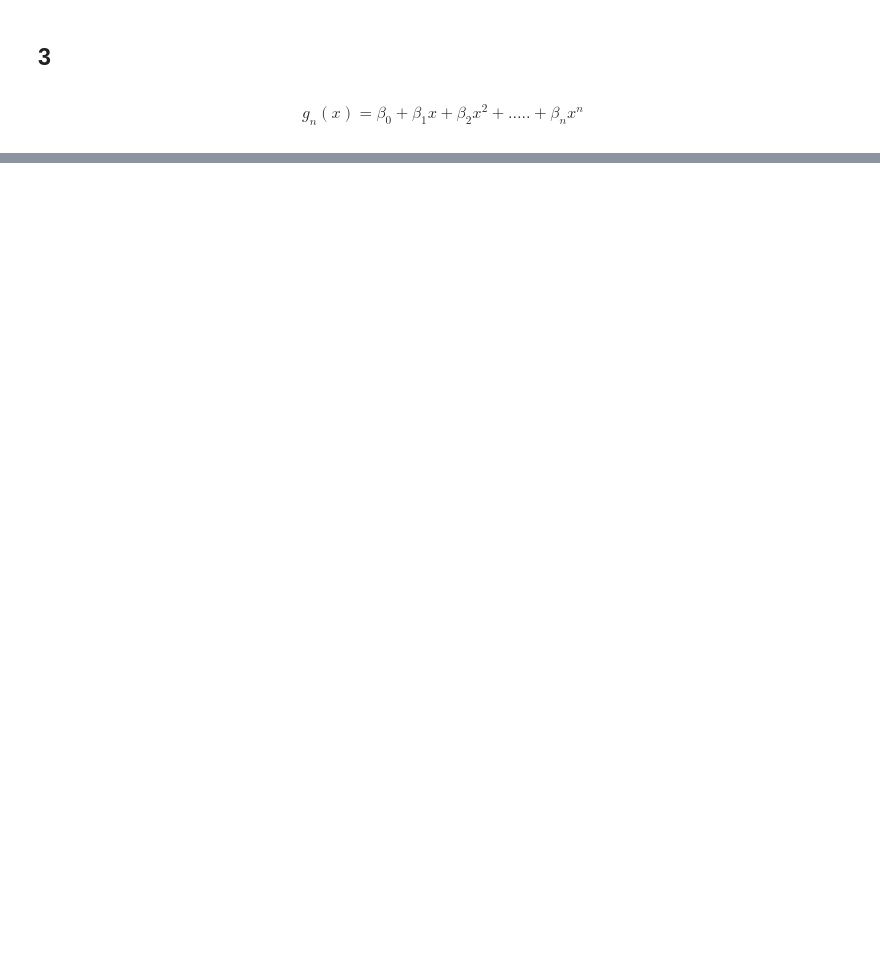
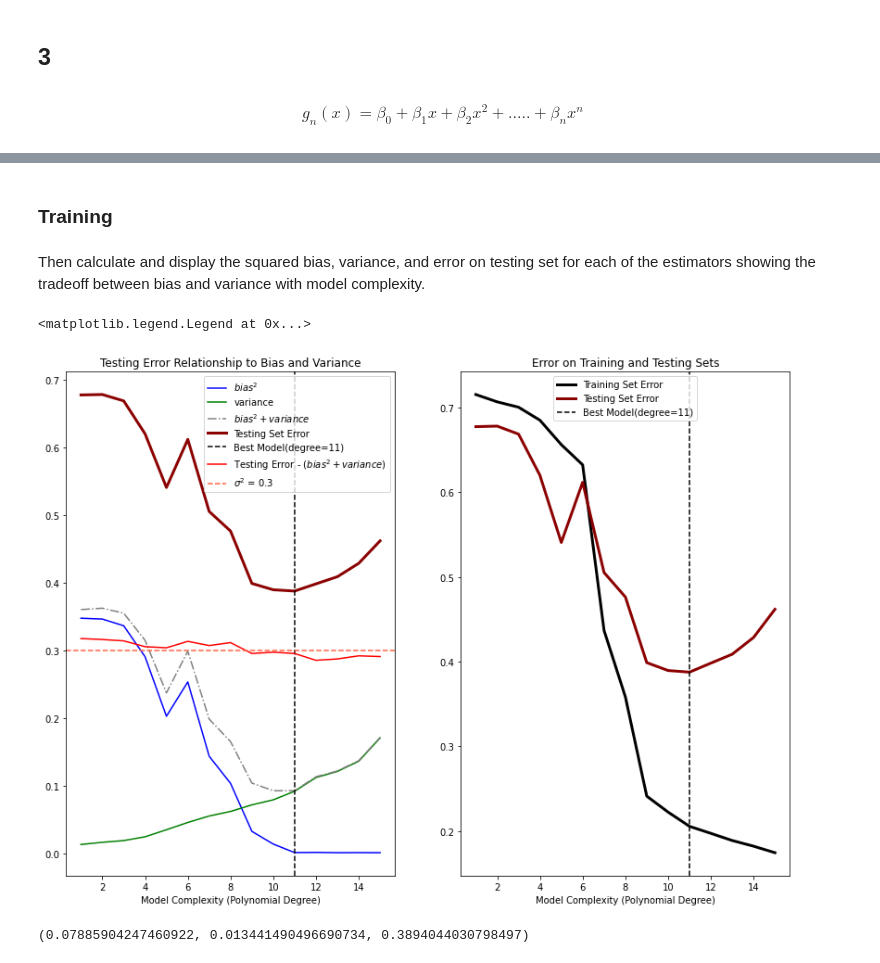
Before and after one commit to Xiang-Pan/NYU_DL_Sys, a Jupyter notebook: HW1/HW1.ipynb, the cells around one changed output, grey strips where cells are left out. Cells and saved outputs as stored; diff of their text form; code cells hidden in the pictures; blank space fills up the shorter version.

```diff
--- a/HW1/HW1.ipynb
+++ b/HW1/HW1.ipynb
@@ -48,0 +248,19 @@ g_{n}(x)=\beta_{0}+\beta_{1} x+\beta_{2} x^{2}+\ldots . .+\beta_{n} x^{n}
+# %%
+# (b - a) * random_sample() + a
+low = 0
+high = 20
+
+test_Y_list = []
+
+random_list = np.random.random_sample((10,))
+test_X = (high - low) * random_list + low
+test_X.sort()
+
+for i in range(100):
+    test_Y = [f_with_noise(x) for x in test_X]
+    test_Y_list.append(test_Y)
+# %% [markdown]
+### Training
+# %%
+def error_function(pred, actual):
+    return (pred - actual) ** 2
@@ -48,0 +306,2 @@ g_{n}(x)=\beta_{0}+\beta_{1} x+\beta_{2} x^{2}+\ldots . .+\beta_{n} x^{n}
+# %% [markdown]
+Then calculate and display the squared bias, variance, and error on testing set for each of the estimators showing the tradeoff between bias and variance with model complexity.
@@ -48,0 +334,34 @@ g_{n}(x)=\beta_{0}+\beta_{1} x+\beta_{2} x^{2}+\ldots . .+\beta_{n} x^{n}
+# %%
+best_model_degree = model_poly_degrees[np.argmin(complexity_test_error)]
+
+
+# Visualizations
+fig, axs = plt.subplots(1, 2, figsize=(14, 10))
+
+## Plot Bias^2 + variance
+plt.sca(axs[0])
+plt.plot(model_poly_degrees, bias_squared, color='blue', label='$bias^2$')
+plt.plot(model_poly_degrees, variance, color='green', label='variance')
+plt.plot(model_poly_degrees, np.array(bias_squared) + np.array(variance),  linestyle='-.', color='gray', label='$bias^2 + variance$')
+plt.plot(model_poly_degrees, complexity_test_error, label='Testing Set Error', linewidth=3, color=ERROR_COLOR)
+plt.axvline(best_model_degree, linestyle='--', color='black', label=f'Best Model(degree={best_model_degree})')
+plt.plot(model_poly_degrees, np.array(complexity_test_error) - (np.array(bias_squared) + np.array(variance)), color='red', label='Testing Error - ($bias^2 + variance$)')
+plt.axhline(sigma **2, color='tomato', linestyle='--', label=f'$\sigma^2$ = {round(NOISE_STD**2, 3)}')
+
+plt.xlabel('Model Complexity (Polynomial Degree)')
+# plt.ylim([0, 1]);
+plt.legend()
+plt.title('Testing Error Relationship to Bias and Variance')
+
+## Plot Train / Test Set Error
+plt.sca(axs[1])
+plt.plot(model_poly_degrees, complexity_train_error, label='Training Set Error', linewidth=3, color=DATA_COLOR)
+plt.plot(model_poly_degrees, complexity_test_error, label='Testing Set Error', linewidth=3, color=ERROR_COLOR)
+plt.axvline(best_model_degree, linestyle='--', color='black', label=f'Best Model(degree={best_model_degree})')
+# plt.ylim([0, 1]);
+plt.xlabel('Model Complexity (Polynomial Degree)')
+plt.title('Error on Training and Testing Sets')
+plt.legend(loc='upper center')
+# %% [output]
+<matplotlib.legend.Legend at 0x...>
+[figure, added]
@@ -48,0 +372,4 @@ g_{n}(x)=\beta_{0}+\beta_{1} x+\beta_{2} x^{2}+\ldots . .+\beta_{n} x^{n}
+# %%
+ori_var[9], ori_bias[9], ori_test_error[9]
+# %% [output]
+(0.07885904247460922, 0.013441490496690734, 0.3894044030798497)
```
Also changed, not shown: parts of 170 cells of this notebook, 19 other files.
